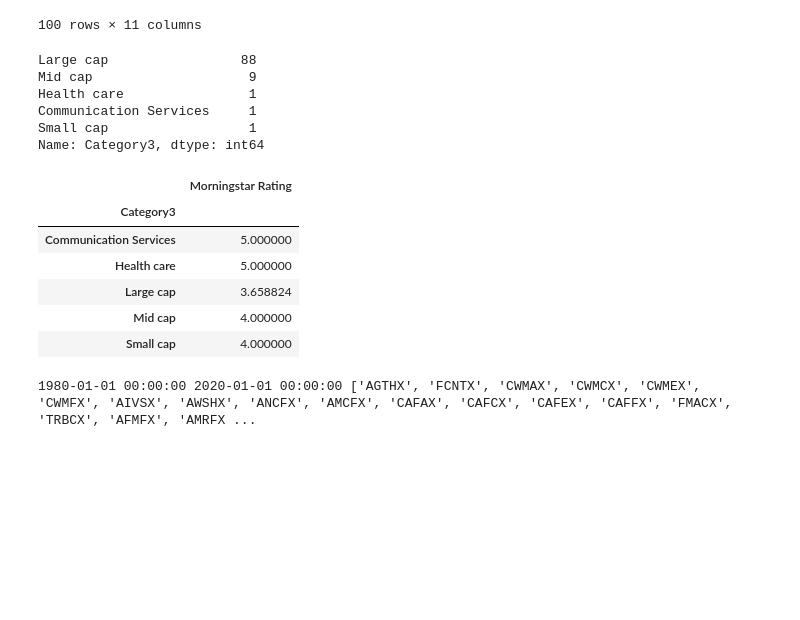
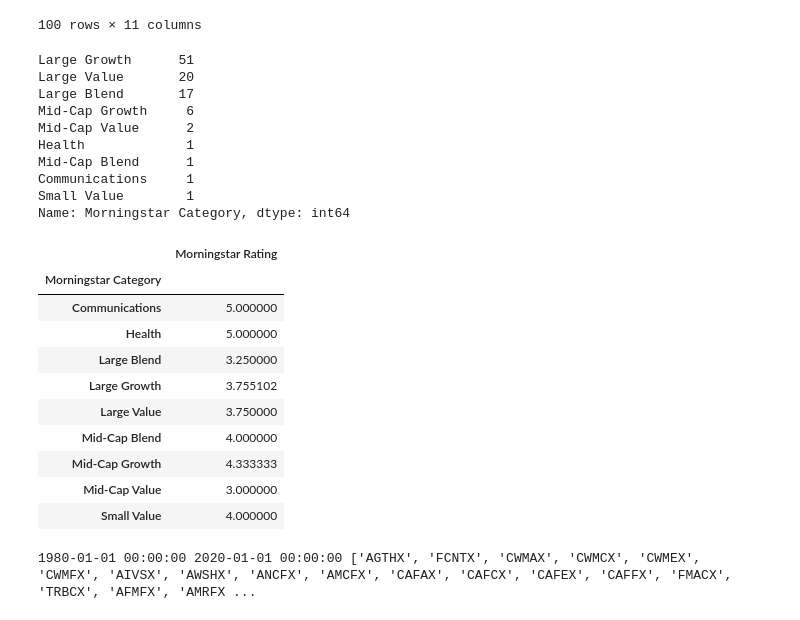
Before and after one commit to Tetteh96/ECON-611-Projects, a Jupyter notebook: Ch6/Project 8.ipynb, the cells around one changed output. Saved outputs shown, nothing was run; the diff lists cells and outputs as text; code cells hidden in the pictures; blank space fills up the shorter version.

```diff
--- a/Ch6/Project 8.ipynb
+++ b/Ch6/Project 8.ipynb
@@ -20,27 +21,35 @@ mutual_fund_data
 | 99 | TWCGX | American Century Growth Fund Inve... | US Equity | Broad market | Large cap | Large Growth | 3.0 | ... |
 100 rows × 11 columns
 # %%
-# select 'Category3' column and count the number of time each value appears in the column
-mutual_fund_data['Category3'].value_counts()
+# select 'Morningstar Category' column and count the number of time each value appears in the column
+mutual_fund_data['Morningstar Category'].value_counts()
 # %% [output]
-Large cap                 88
-Mid cap                    9
-Health care                1
-Communication Services     1
-Small cap                  1
-Name: Category3, dtype: int64
+Large Growth      51
+Large Value       20
+Large Blend       17
+Mid-Cap Growth     6
+Mid-Cap Value      2
+Health             1
+Mid-Cap Blend      1
+Communications     1
+Small Value        1
+Name: Morningstar Category, dtype: int64
 # %%
-#group the data in the "mutual_fund_data" by the values in the "Category3" column,
+#group the data in the "mutual_fund_data" by the values in the "Morningstar Category" column,
 # and then calculate the mean of the numerical columns for each group.
-mutual_fund_data.groupby('Category3').mean()
+mutual_fund_data.groupby('Morningstar Category').mean()
 # %% [output]
 |  | Morningstar Rating |
-| Category3 |  |
-| Communication Services | 5.000000 |
-| Health care | 5.000000 |
-| Large cap | 3.658824 |
-| Mid cap | 4.000000 |
-| Small cap | 4.000000 |
+| Morningstar Category |  |
+| Communications | 5.000000 |
+| Health | 5.000000 |
+| Large Blend | 3.250000 |
+| Large Growth | 3.755102 |
+| Large Value | 3.750000 |
+| Mid-Cap Blend | 4.000000 |
+| Mid-Cap Growth | 4.333333 |
+| Mid-Cap Value | 3.000000 |
+| Small Value | 4.000000 |
 # %%
 import pandas_datareader.data as web
 import yfinance as yf
```
Also changed, not shown: parts of 57 cells of this notebook, 1 other file.
